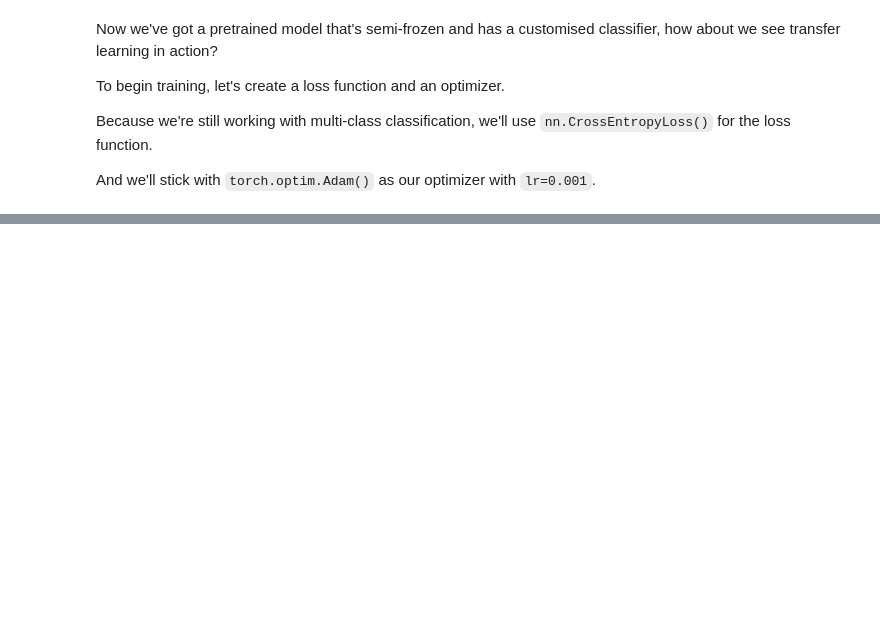
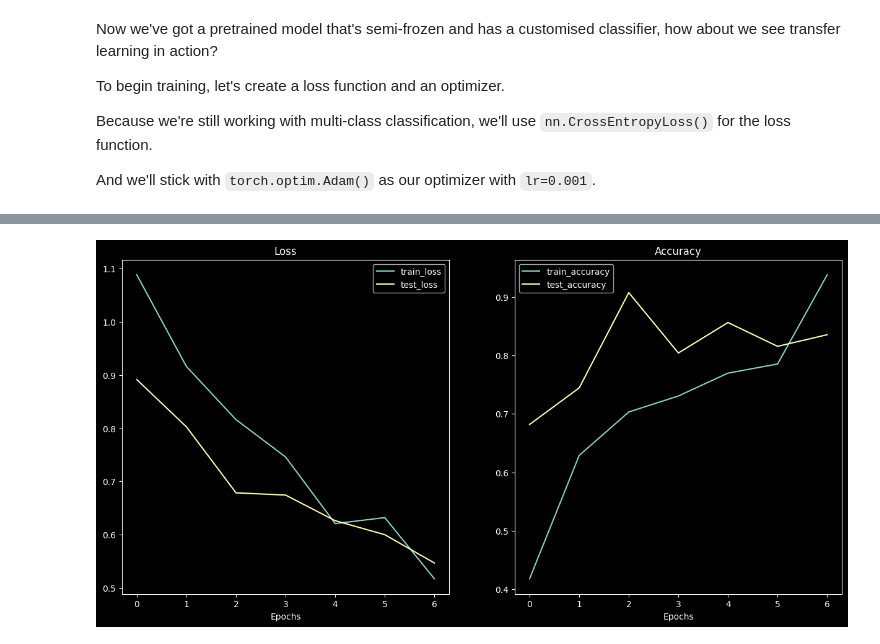
Before and after one commit to Harsh-Prajapati54/PyTorch-Learning-Journey, a Jupyter notebook: 05_Transfer_Learning.ipynb, the cells around one changed output, grey strips where cells are left out. Cells and saved outputs as stored; diff of their text form; code cells hidden in the pictures; blank space fills up the shorter version.

```diff
--- a/05_Transfer_Learning.ipynb
+++ b/05_Transfer_Learning.ipynb
@@ -128,7 +130,7 @@ def create_dataloaders(
 # %%
 train_dataloader , test_dataloader , class_names = create_dataloaders(train_dir= train_dir,
                                                                       test_dir = test_dir ,
-                                                                      transform=transforms.ToTensor(),
+                                                                      transform=transformer,
                                                                       batch_size=32
                                                                       )
 train_dataloader , test_dataloader , class_names
@@ -470,7 +472,7 @@ results = train(model=model,
                 test_dataloader=test_dataloader,
                 optimizer=optimizer,
                 loss_fn=loss_fun,
-                epochs=10,
+                epochs=7,
                 device=device)
 end_time = timer()
 print(f"[INFO] Total training time: {end_time-start_time:.3f} seconds")
@@ -476,0 +502,6 @@ print(f"[INFO] Total training time: {end_time-start_time:.3f} seconds")
+# %%
+from helper_functions import plot_loss_curves
+
+plot_loss_curves(results)
+# %% [output]
+[figure, added]
```
Also changed, not shown: parts of 5 cells of this notebook, 1 other file.
